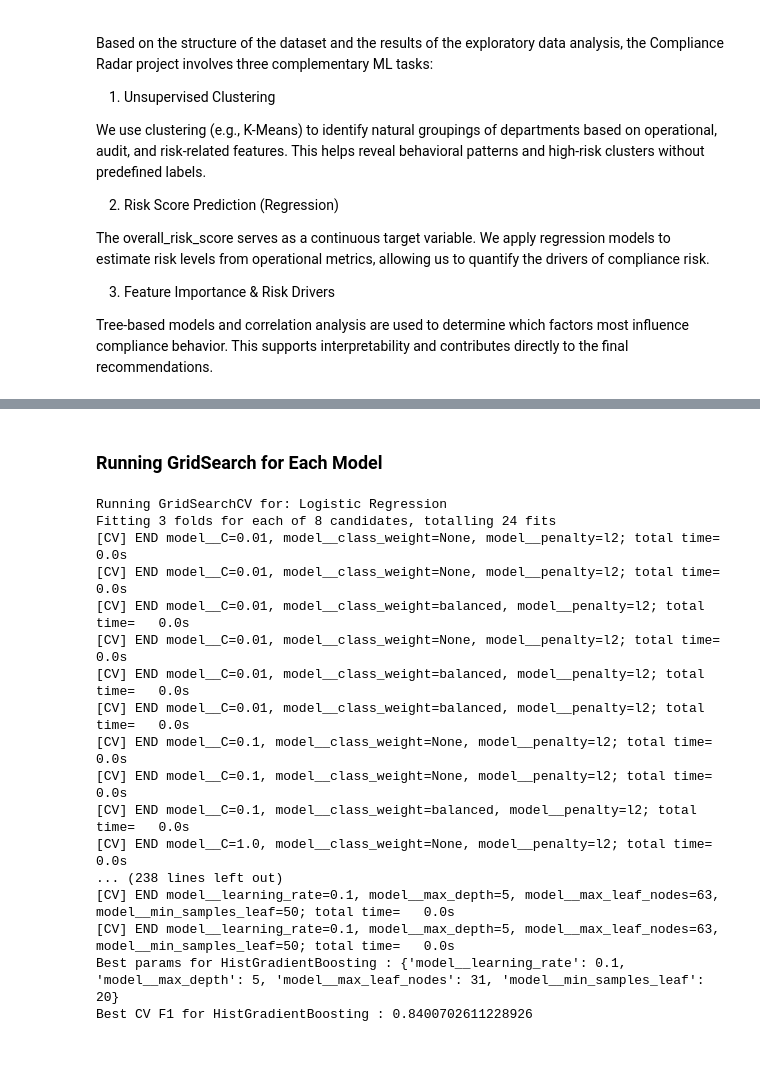
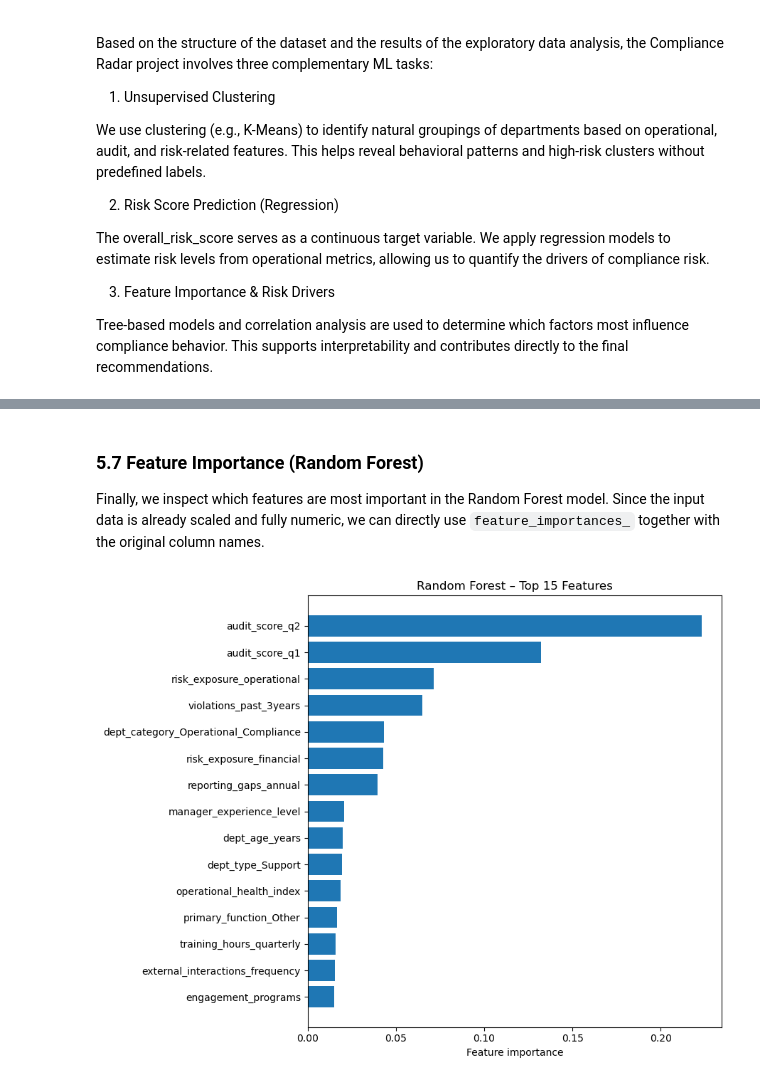
Before and after one commit to Dpadiaz/ML-Project-Compilence-Radar-321551, a Jupyter notebook: Compilance Radar.ipynb, the cells around one changed output, grey strips where cells are left out. Saved outputs shown, nothing was run; the diff lists cells and outputs as text; code cells hidden in the pictures; blank space fills up the shorter version.

Commit message:
FINALLY

```diff
--- a/Compilance Radar.ipynb
+++ b/Compilance Radar.ipynb
@@ -683,67 +723,24 @@ param_grid_hist_gb = {
 # %% [markdown]
-### Running GridSearch for Each Model
+### 5.7 Feature Importance (Random Forest)
+
+Finally, we inspect which features are most important in the Random Forest model.
+Since the input data is already scaled and fully numeric, we can directly use
+`feature_importances_` together with the original column names.
 # %%
-# Run GridSearchCV for each model
+best_rf = grid_rf.best_estimator_
 
-def run_grid_search(pipeline, param_grid, X_data, y_data, model_name):
-    print("Running GridSearchCV for:", model_name)
+importances = best_rf.feature_importances_
+feature_names = X.columns
 
-    grid = GridSearchCV(
-        estimator=pipeline,
-        param_grid=param_grid,
-        scoring="f1",
-        cv=3,
-        n_jobs=-1,
-        verbose=2
-    )
+top_k = 15
+idx = np.argsort(importances)[-top_k:]
 
-    grid.fit(X_data, y_data)
-
-    print("Best params for", model_name, ":", grid.best_params_)
-    print("Best CV F1 for", model_name, ":", grid.best_score_)
-    print()
-
-    return grid
-
-
-grid_log_reg = run_grid_search(
-    pipe_log_reg,
-    param_grid_log_reg,
-    X_trainval,
-    y_trainval,
-    "Logistic Regression"
-)
-
-grid_random_forest = run_grid_search(
-    pipe_random_forest,
-    param_grid_random_forest,
-    X_trainval,
-    y_trainval,
-    "Random Forest"
-)
-
-grid_hist_gb = run_grid_search(
-    pipe_hist_gb,
-    param_grid_hist_gb,
-    X_trainval,
-    y_trainval,
-    "HistGradientBoosting"
-)
+plt.figure(figsize=(9, 7))
+plt.barh(range(top_k), importances[idx])
+plt.yticks(range(top_k), feature_names[idx])
+plt.xlabel("Feature importance")
+plt.title("Random Forest – Top 15 Features")
+plt.tight_layout()
+plt.show()
 # %% [output]
-Running GridSearchCV for: Logistic Regression
-Fitting 3 folds for each of 8 candidates, totalling 24 fits
-[CV] END model__C=0.01, model__class_weight=None, model__penalty=l2; total time=   0.0s
-[CV] END model__C=0.01, model__class_weight=None, model__penalty=l2; total time=   0.0s
-[CV] END model__C=0.01, model__class_weight=balanced, model__penalty=l2; total time=   0.0s
-[CV] END model__C=0.01, model__class_weight=None, model__penalty=l2; total time=   0.0s
-[CV] END model__C=0.01, model__class_weight=balanced, model__penalty=l2; total time=   0.0s
-[CV] END model__C=0.01, model__class_weight=balanced, model__penalty=l2; total time=   0.0s
-[CV] END model__C=0.1, model__class_weight=None, model__penalty=l2; total time=   0.0s
-[CV] END model__C=0.1, model__class_weight=None, model__penalty=l2; total time=   0.0s
-[CV] END model__C=0.1, model__class_weight=balanced, model__penalty=l2; total time=   0.0s
-[CV] END model__C=1.0, model__class_weight=None, model__penalty=l2; total time=   0.0s
-... (238 lines left out)
-[CV] END model__learning_rate=0.1, model__max_depth=5, model__max_leaf_nodes=63, model__min_samples_leaf=50; total time=   0.0s
-[CV] END model__learning_rate=0.1, model__max_depth=5, model__max_leaf_nodes=63, model__min_samples_leaf=50; total time=   0.0s
-Best params for HistGradientBoosting : {'model__learning_rate': 0.1, 'model__max_depth': 5, 'model__max_leaf_nodes': 31, 'model__min_samples_leaf': 20}
-Best CV F1 for HistGradientBoosting : 0.8400702611228926
+[figure, added]
```
Also changed, not shown: parts of 25 cells of this notebook.
